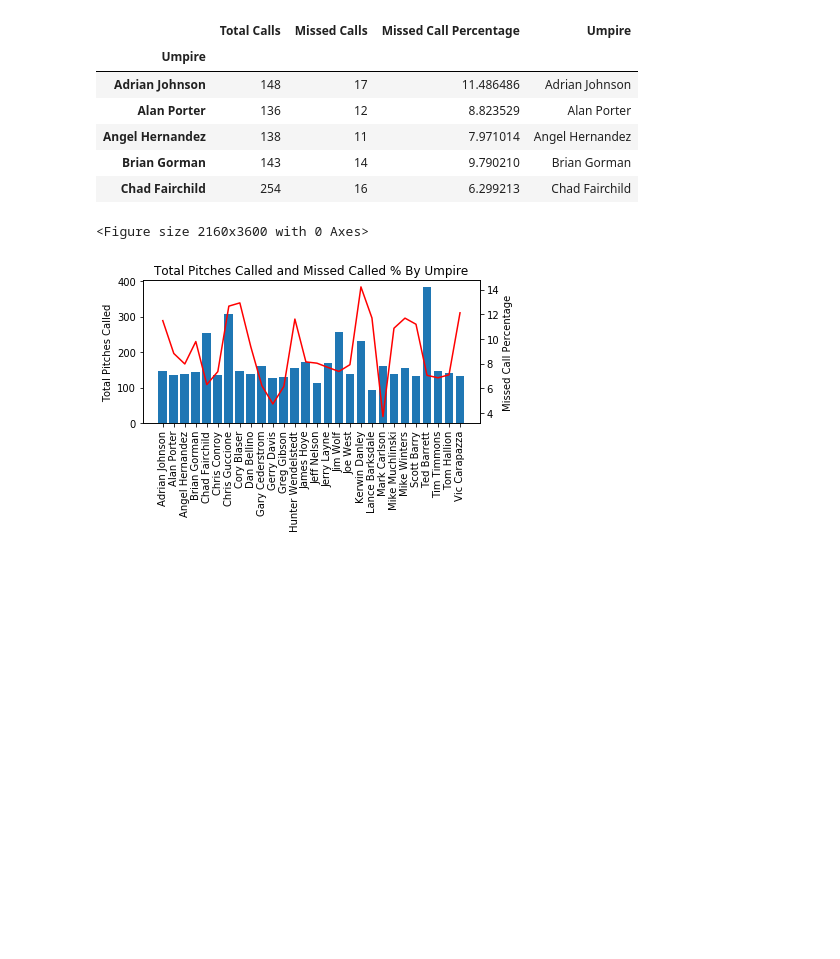
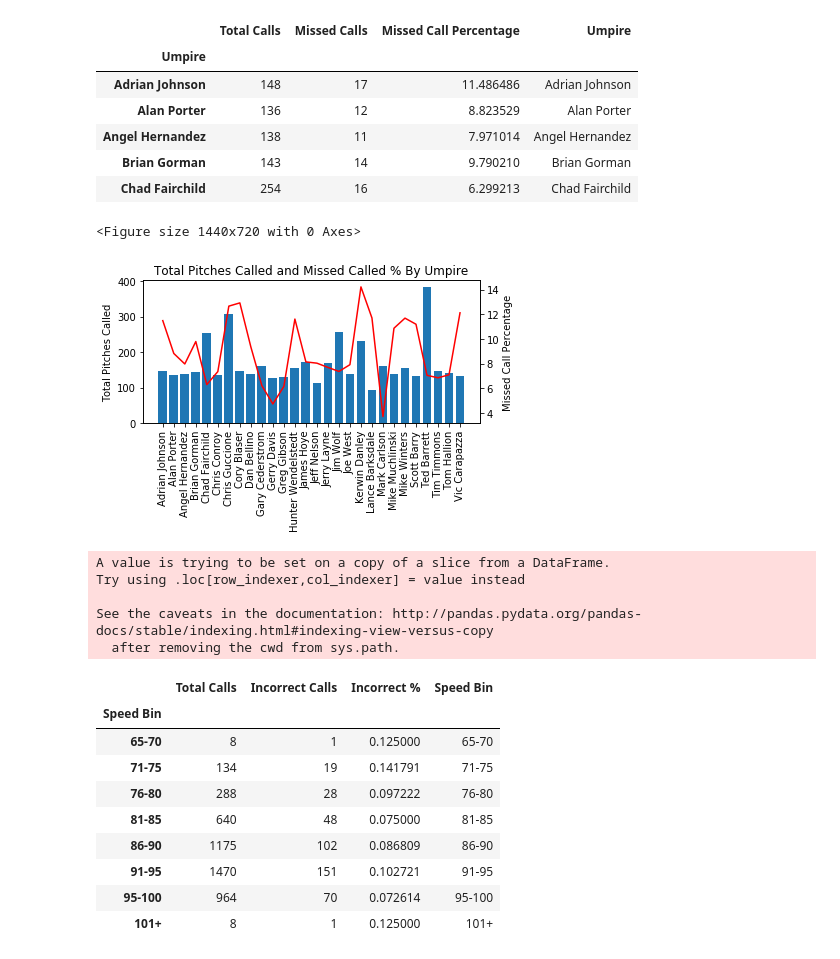
Before and after one commit to ForrestMcDougal/MLB-Postseason-Umpire-Analysis, a Jupyter notebook: Presentation_Charts.ipynb, the cells around one changed output. Saved outputs shown, nothing was run; the diff lists cells and outputs as text; code cells hidden in the pictures; blank space fills up the shorter version.

```diff
--- a/Presentation_Charts.ipynb
+++ b/Presentation_Charts.ipynb
@@ -182,8 +184,7 @@ ump_calls_df.head()
 | Brian Gorman | 143 | 14 | 9.790210 | Brian Gorman |
 | Chad Fairchild | 254 | 16 | 6.299213 | Chad Fairchild |
 # %%
-plt.figure(figsize=(30,50))
-
+figure(figsize=(20,10))
 # inc_mean_line = 1 - (mean_line * 100)
 
 
@@ -208,5 +209,35 @@ plt.tight_layout()
 fig.savefig("Presentation_Images/Calls_by_ump.png")
 plt.show()
 # %% [output]
-<Figure size 2160x3600 with 0 Axes>
+<Figure size 1440x720 with 0 Axes>
 [figure]
+# %%
+bins = (65,70,75,80,85,90,95,100,105)
+group_names = ("65-70", "71-75", "76-80", "81-85", "86-90", "91-95", "95-100", "101+")
+pitch_df["Speed Bin"] = pd.cut(pitch_df["Pitch_Speed"], bins, labels=group_names)
+incrt_df["Speed Bin"] = pd.cut(pitch_df["Pitch_Speed"], bins, labels=group_names)
+
+pitch_speed_df = pd. DataFrame({"Total Calls": pitch_df.groupby("Speed Bin")["Called Ball/Strike"].count(),
+                               "Incorrect Calls": incrt_df.groupby("Speed Bin")["Accurate"].count(),
+                               "Incorrect %": incrt_df.groupby("Speed Bin")["Accurate"].count()/ pitch_df.groupby("Speed Bin")["Called Ball/Strike"].count()})
+pitch_speed_df.fillna(0, inplace=True)
+
+pitch_speed_df['Speed Bin'] = pitch_speed_df.index
+
+pitch_speed_df
+# %% [output]
+A value is trying to be set on a copy of a slice from a DataFrame.
+Try using .loc[row_indexer,col_indexer] = value instead
+
+See the caveats in the documentation: http://pandas.pydata.org/pandas-docs/stable/indexing.html#indexing-view-versus-copy
+  after removing the cwd from sys.path.
+|  | Total Calls | Incorrect Calls | Incorrect % | Speed Bin |
+| Speed Bin |  |  |  |  |
+| 65-70 | 8 | 1 | 0.125000 | 65-70 |
+| 71-75 | 134 | 19 | 0.141791 | 71-75 |
+| 76-80 | 288 | 28 | 0.097222 | 76-80 |
+| 81-85 | 640 | 48 | 0.075000 | 81-85 |
+| 86-90 | 1175 | 102 | 0.086809 | 86-90 |
+| 91-95 | 1470 | 151 | 0.102721 | 91-95 |
+| 95-100 | 964 | 70 | 0.072614 | 95-100 |
+| 101+ | 8 | 1 | 0.125000 | 101+ |
```
Also changed, not shown: parts of 4 cells of this notebook, 2 other files.
